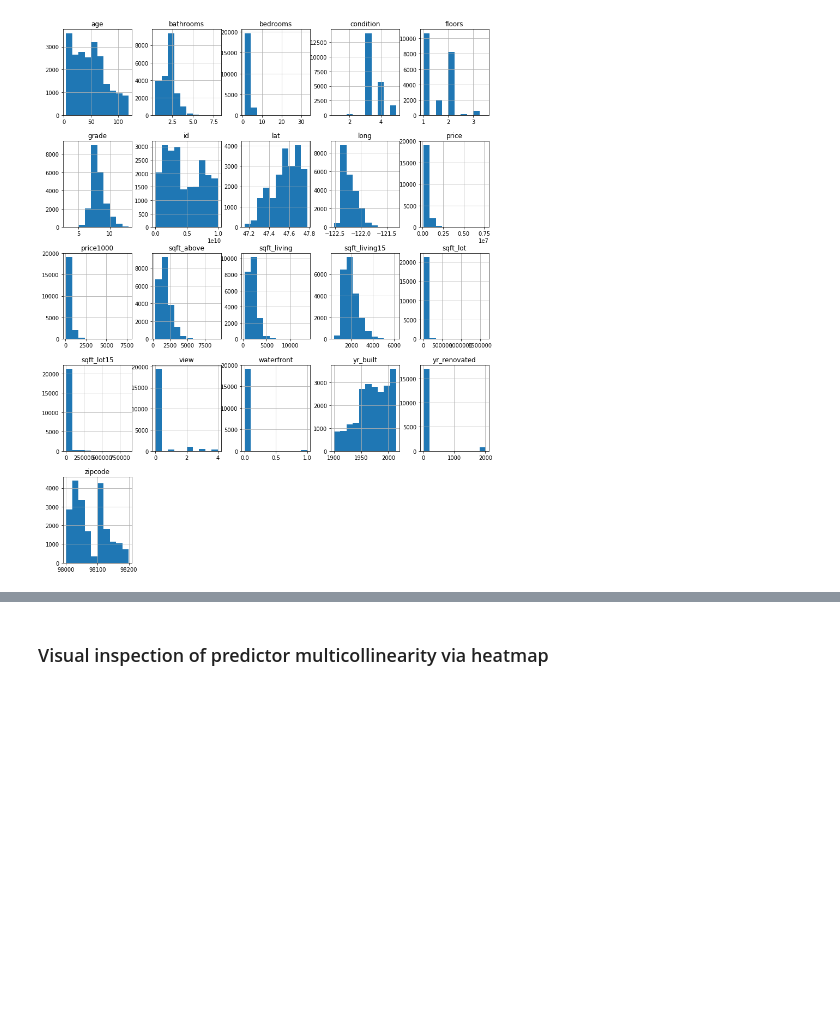
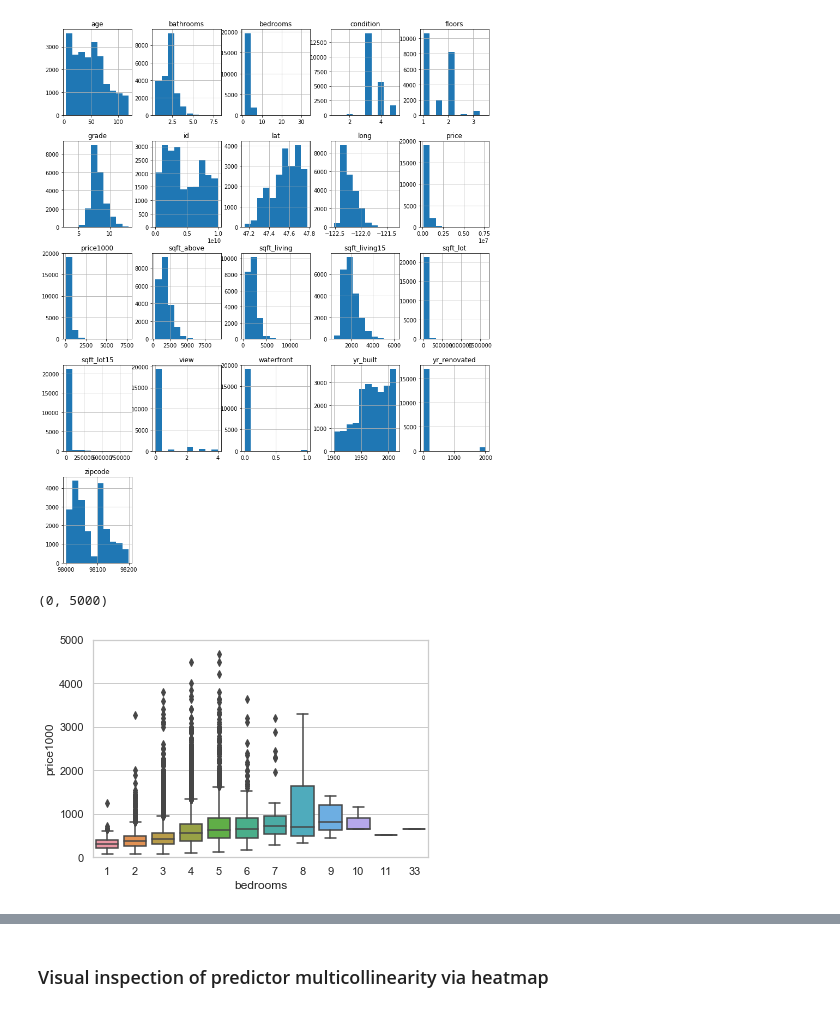
Before and after one commit to Dr-Salcedo/kings_county_housing_data_linear_regression, a Jupyter notebook: Tim_Pablo_Final_Version-Copy1.ipynb, the cells around one changed output, grey strips where cells are left out. Cells and saved outputs as stored; diff of their text form; code cells hidden in the pictures; blank space fills up the shorter version.

```diff
--- a/Tim_Pablo_Final_Version-Copy1.ipynb
+++ b/Tim_Pablo_Final_Version-Copy1.ipynb
@@ -127,3 +127,11 @@ array([[<matplotlib.axes._subplots.AxesSubplot object at 0x...>,
         <matplotlib.axes._subplots.AxesSubplot object at 0x...>]],
       dtype=object)
 [figure]
+# %%
+import seaborn as sns
+sns.set(style="whitegrid")
+sns.boxplot(x=df["bedrooms"],y=df["price1000"])
+plt.ylim(0, 5000)
+# %% [output]
+(0, 5000)
+[figure, added]
```
Also changed, not shown: parts of 1 cell of this notebook, 2 other files.
